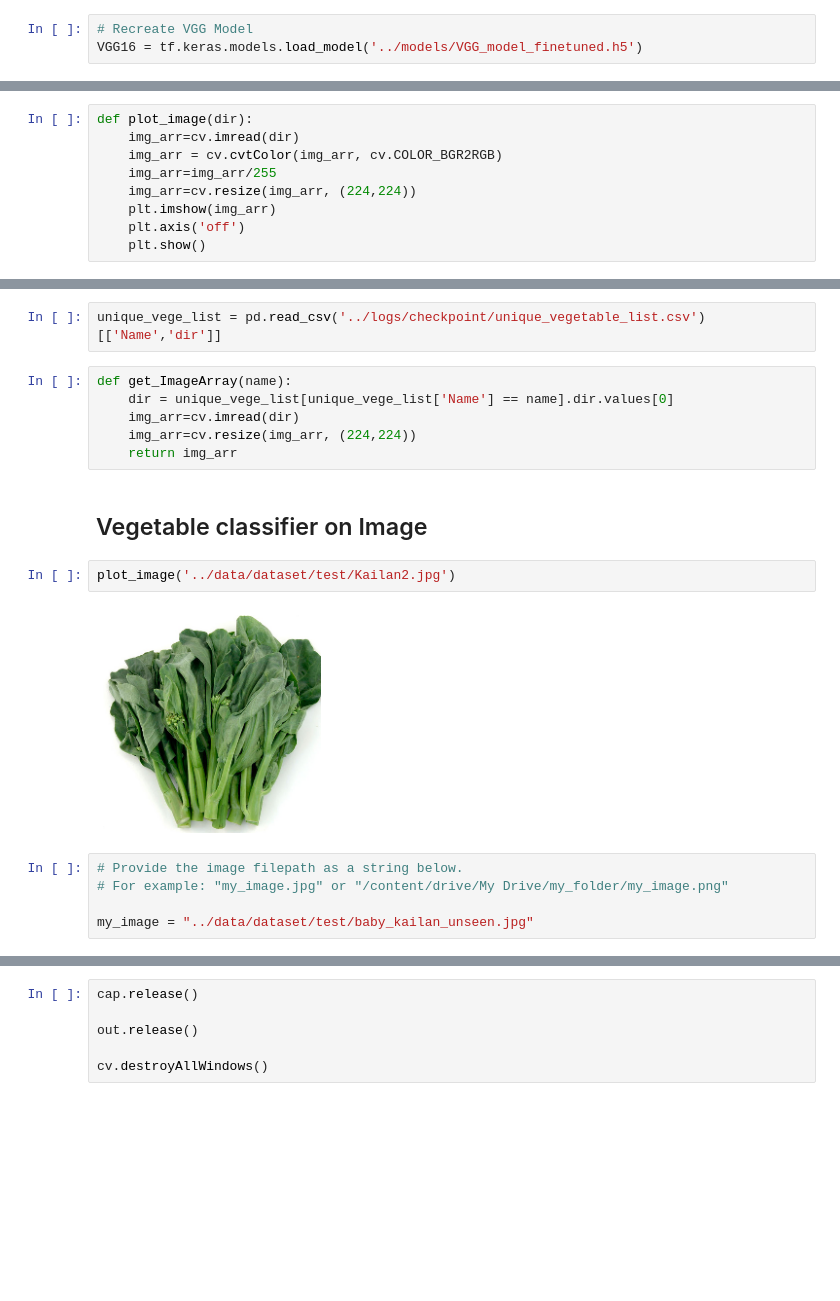
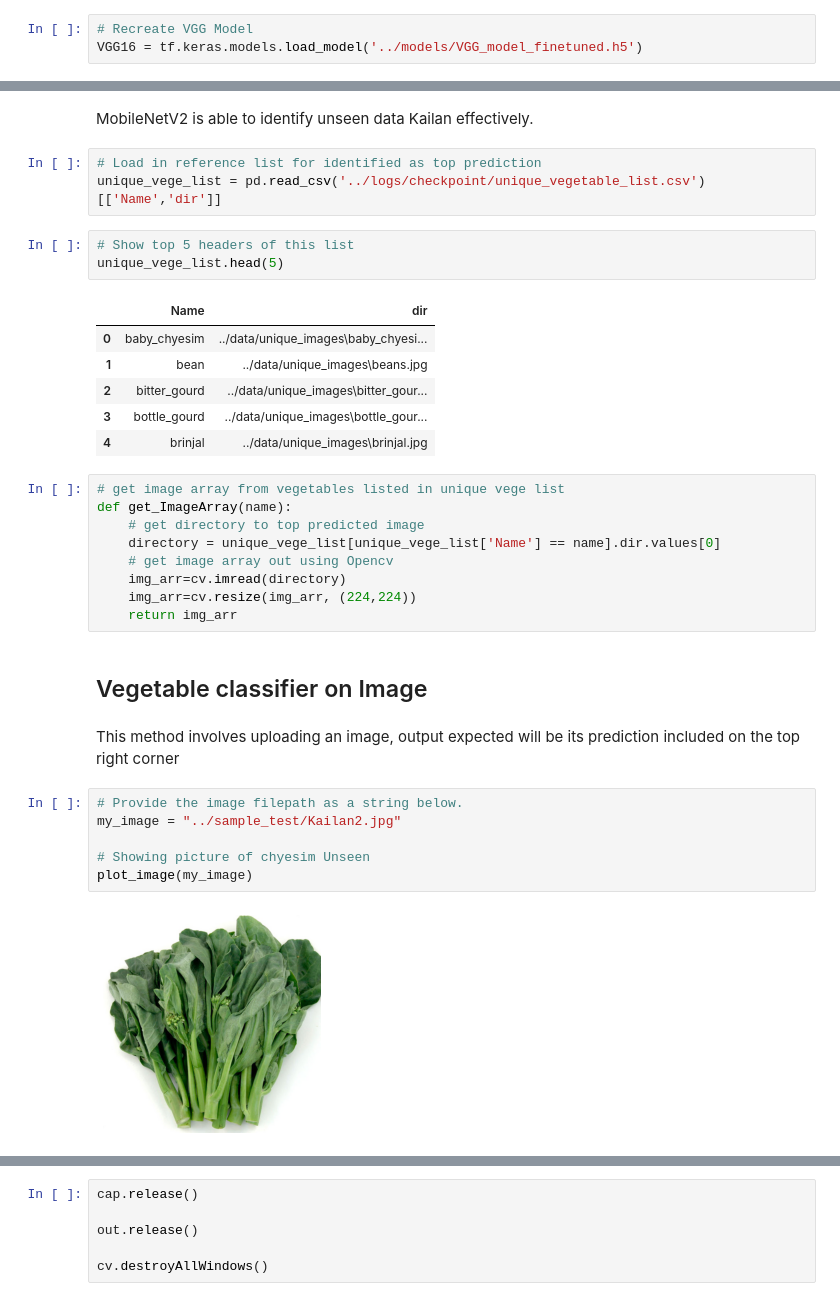
Before and after one commit to msamhz/CAPSTONE--Image_Classifier_to_Distinguish_Vegetables_using_Deep_Learning_-LIVE-, a Jupyter notebook: code/6_ImageUpload_LiveVideo.ipynb, the cells around one changed output, grey strips where cells are left out. Drawn from its saved outputs; the diff is of its cells as text; blank space fills up the shorter version.

Commit message:
Included resources that enables journal6 to work fine

```diff
--- a/code/6_ImageUpload_LiveVideo.ipynb
+++ b/code/6_ImageUpload_LiveVideo.ipynb
@@ -103,11 +124,2 @@ def classify_vege(frame):
 
         return frame
-# %%
-def plot_image(dir):
-    img_arr=cv.imread(dir)
-    img_arr = cv.cvtColor(img_arr, cv.COLOR_BGR2RGB)
-    img_arr=img_arr/255
-    img_arr=cv.resize(img_arr, (224,224))
-    plt.imshow(img_arr)
-    plt.axis('off')
-    plt.show()
@@ -154,20 +195,37 @@ str(classes[np.argsort(np.max(MobileNet.predict(img_arr), axis=0))[-1]]).lower()
+# %% [markdown]
+MobileNetV2 is able to identify unseen data Kailan effectively.
 # %%
+# Load in reference list for identified as top prediction
 unique_vege_list = pd.read_csv('../logs/checkpoint/unique_vegetable_list.csv')[['Name','dir']]
+# %%
+# Show top 5 headers of this list
+unique_vege_list.head(5)
+# %% [output]
+|  | Name | dir |
+| 0 | baby_chyesim | ../data/unique_images\baby_chyesi... |
+| 1 | bean | ../data/unique_images\beans.jpg |
+| 2 | bitter_gourd | ../data/unique_images\bitter_gour... |
+| 3 | bottle_gourd | ../data/unique_images\bottle_gour... |
+| 4 | brinjal | ../data/unique_images\brinjal.jpg |
 # %%
+# get image array from vegetables listed in unique vege list
 def get_ImageArray(name):
-    dir = unique_vege_list[unique_vege_list['Name'] == name].dir.values[0]
-    img_arr=cv.imread(dir)
+    # get directory to top predicted image
+    directory = unique_vege_list[unique_vege_list['Name'] == name].dir.values[0]
+    # get image array out using Opencv
+    img_arr=cv.imread(directory)
     img_arr=cv.resize(img_arr, (224,224))
     return img_arr
 # %% [markdown]
 ## Vegetable classifier on Image
-# %%
-plot_image('../data/dataset/test/Kailan2.jpg')
-# %% [output]
-[figure, removed]
+# %% [markdown]
+This method involves uploading an image, output expected will be its prediction included on the top right corner
 # %%
 # Provide the image filepath as a string below.
-# For example: "my_image.jpg" or "/content/drive/My Drive/my_folder/my_image.png"
+my_image = "../sample_test/Kailan2.jpg"
 
-my_image = "../data/dataset/test/baby_kailan_unseen.jpg"
+# Showing picture of chyesim Unseen
+plot_image(my_image)
+# %% [output]
+[figure, added]
 # %%
```
Also changed, not shown: parts of 16 cells of this notebook, 27 other files.
